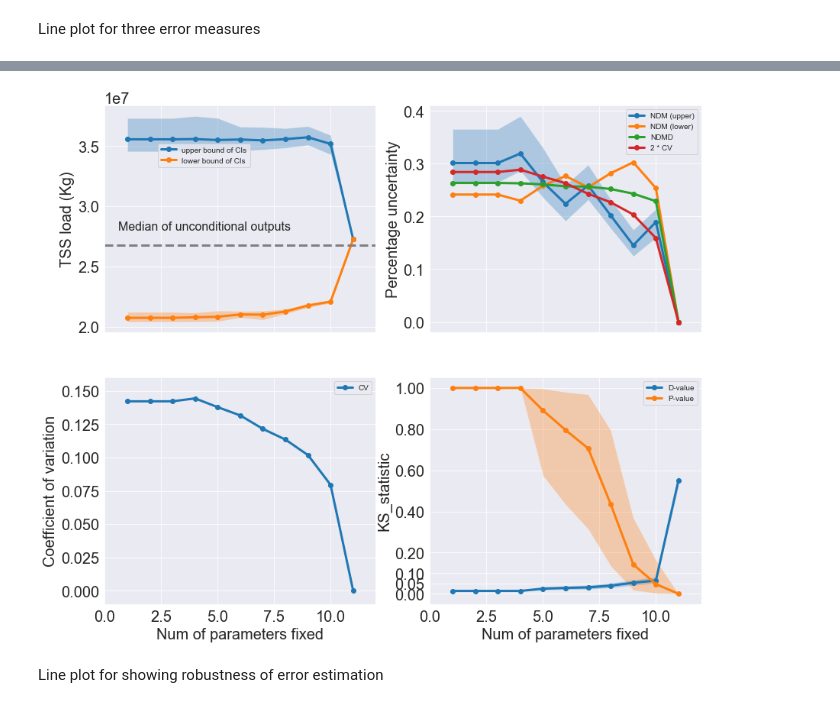
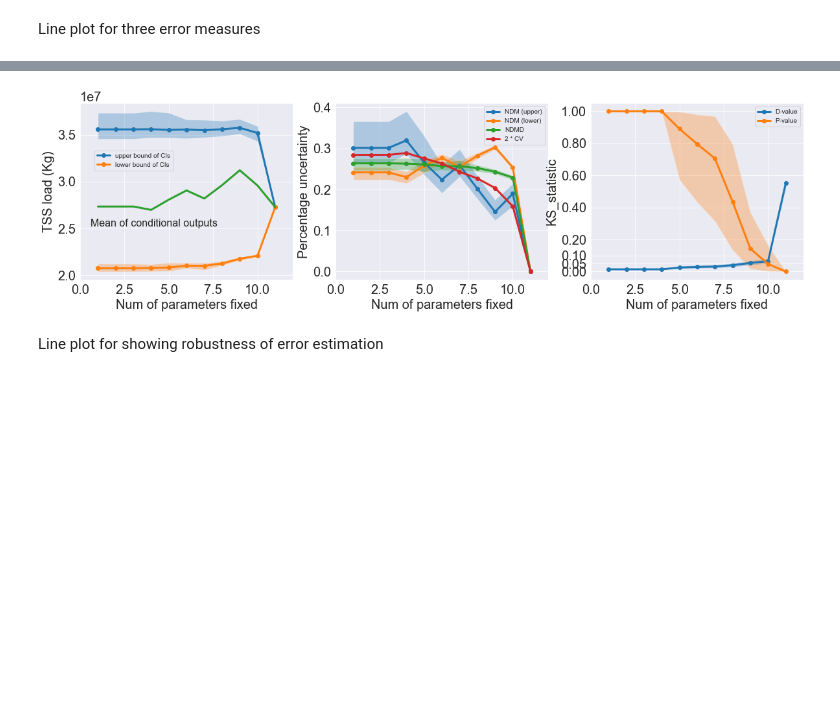
Before and after one commit to QianWanghhu/factor_fixing, a Jupyter notebook: qian_dev/visualization.ipynb, the cells around one changed output, grey strips where cells are left out. Saved outputs shown, nothing was run; the diff lists cells and outputs as text; code cells hidden in the pictures; blank space fills up the shorter version.

Commit message:
Plot the pce_compare results

```diff
--- a/qian_dev/visualization.ipynb
+++ b/qian_dev/visualization.ipynb
@@ -181,46 +243,40 @@ df
 # %%
 # Line plot
 sns.set_style('darkgrid')
 fs = 10
-fig, axes = plt.subplots(2, 2, sharex=True)
+fig, axes = plt.subplots(1, 3, sharex=True)
 x_col = 'Num of parameters fixed'
 ax = df.plot(x=x_col, y=filename[0:2],
-            figsize=(14, 12), marker='o', ax=axes[0, 0])
+            figsize=(20, 5), marker='o', ax=axes[0])
 ax.fill_between(df.loc[:, x_col], df.cf_upper_lower, df.cf_upper_upper, alpha=0.3)
 ax.fill_between(df.loc[:, x_col], df.cf_lower_lower, df.cf_lower_upper, alpha=0.3)
 
-ax.axhline(c='grey',linestyle='--', y=y_uncond_stat['median'])
+ax.plot(df.loc[:, x_col], df.cond_mean)
 # ax.axhline(c='grey',linestyle='--', y=y_uncond_stat['cf_upper'])
-ax.text(0.05, 0.45, 'Median of unconditional outputs', transform=ax.transAxes) #c='k',
+ax.text(0.05, 0.30, 'Mean of conditional outputs', transform=ax.transAxes) #c='k',
 
 ax.set_ylabel('TSS load (Kg)')
-ax.legend(['upper bound of CIs', 'lower bound of CIs'], fontsize=fs, bbox_to_anchor=(0.55, 0.85))
+ax.legend(['upper bound of CIs', 'lower bound of CIs'], fontsize=fs, bbox_to_anchor=(0.45, 0.75))
 
-ax1 = df.plot(x_col, ['upper_mean', 'lower_mean', 'cf_median_mean', 'cf_cv'], marker='o', ax=axes[0, 1])
+ax1 = df.plot(x_col, ['upper_mean', 'lower_mean', 'cf_median_mean', 'cf_cv'], marker='o', ax=axes[1])
 ax1.fill_between(df.loc[:, x_col], df.upper_mean_lower, df.upper_mean_upper, alpha=0.3)
 ax1.fill_between(df.loc[:, x_col], df.lower_mean_lower, df.lower_mean_upper, alpha=0.3)
 ax1.fill_between(df.loc[:, x_col], df.cf_median_lower, df.cf_median_upper, alpha=0.3)
 ax1.set_ylabel('Percentage uncertainty')
 ax1.legend(['NDM (upper)', 'NDM (lower)', 'NDMD', '2 * CV'], fontsize=fs)
 
-ax2 = df.plot(x_col, filename[2],
-            ax=axes[1, 0], marker='o')
-ax2.set_ylim(-0.01, 0.16)
-ax2.set_ylabel('Coefficient of variation')
-ax2.legend(['CV'], fontsize=fs)
-
-ax3 = df.plot(x_col,['ks', 'pvalue'], marker='o', ax=axes[1, 1])
-ax3.fill_between(df.loc[:, x_col], df.ks_lower, df.ks_upper, alpha=0.3)
-ax3.fill_between(df.loc[:, x_col], df.pvalue_lower, df.pvalue_upper, alpha=0.3)
-ax3.set_xlim(*x_range)
-ax3.set_yticks([0, 0.05, 0.1, 0.2, 0.4, 0.6, 0.8, 1.0])
-ax3.set_ylabel('KS_statistic')
-ax3.legend(['D-value', 'P-value'], fontsize=fs) ;
-ax3.set_xlabel(x_col);
+ax2 = df.plot(x_col,['ks', 'pvalue'], marker='o', ax=axes[2])
+ax2.fill_between(df.loc[:, x_col], df.ks_lower, df.ks_upper, alpha=0.3)
+ax2.fill_between(df.loc[:, x_col], df.pvalue_lower, df.pvalue_upper, alpha=0.3)
+ax2.set_xlim(*x_range)
+ax2.set_yticks([0, 0.05, 0.1, 0.2, 0.4, 0.6, 0.8, 1.0])
+ax2.set_ylabel('KS_statistic')
+ax2.legend(['D-value', 'P-value'], fontsize=fs) ;
+ax2.set_xlabel(x_col);
 fpath_save = '../output/paper/figure/'
 # plt.savefig(f'{fpath_save}/measures_two_panel.png', format='png', dpi=300, bbox_inches='tight')
 # %% [output]
-[figure, old version]
+[figure, new version]
 # %% [markdown]
 Line plot for showing robustness of error estimation
 # %%
```
Also changed, not shown: parts of 9 cells of this notebook.
